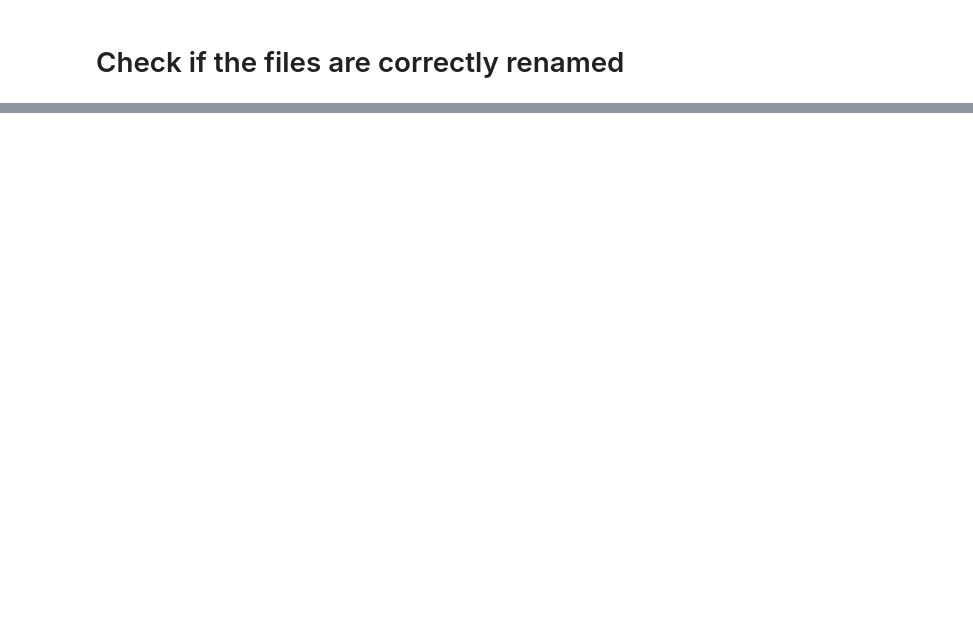
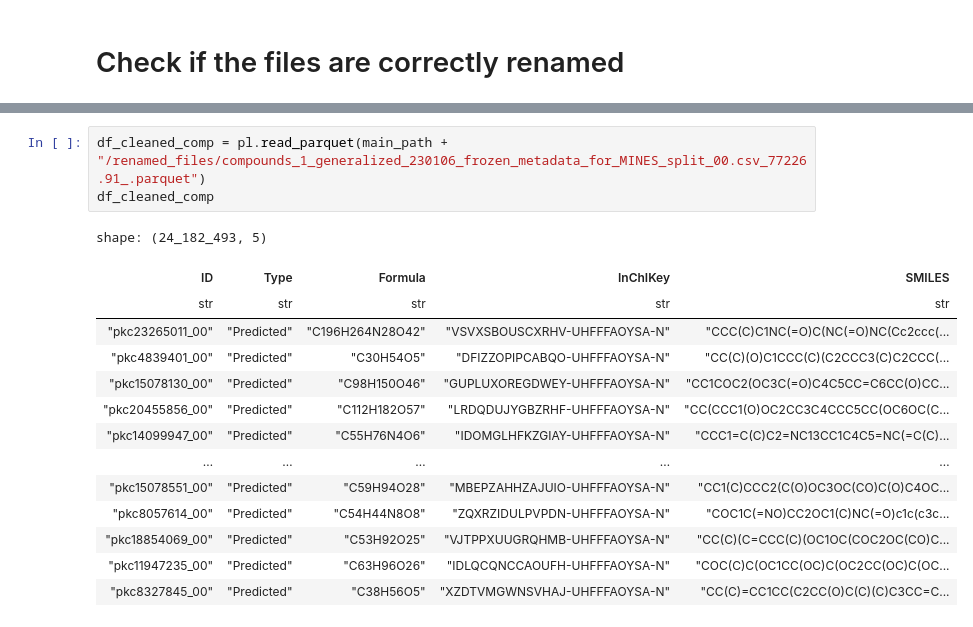
Before and after one commit to commons-research/read-MINE-results, a Jupyter notebook: read_mine_results/db_files/QC.ipynb, the cells around one changed output, grey strips where cells are left out. Drawn from its saved outputs; the diff is of its cells as text; blank space fills up the shorter version.

Commit message:
scripts to clean changed

```diff
--- a/read_mine_results/db_files/QC.ipynb
+++ b/read_mine_results/db_files/QC.ipynb
@@ -42,0 +43,18 @@ shape: (27_478_101, 5)
+# %%
+df_cleaned_comp = pl.read_parquet(main_path + "/renamed_files/compounds_1_generalized_230106_frozen_metadata_for_MINES_split_00.csv_77226.91_.parquet")
+df_cleaned_comp
+# %% [output]
+shape: (24_182_493, 5)
+| ID | Type | Formula | InChIKey | SMILES |
+| str | str | str | str | str |
+| "pkc23265011_00" | "Predicted" | "C196H264N28O42" | "VSVXSBOUSCXRHV-UHFFFAOYSA-N" | "CCC(C)C1NC(=O)C(NC(=O)NC(Cc2ccc(... |
+| "pkc4839401_00" | "Predicted" | "C30H54O5" | "DFIZZOPIPCABQO-UHFFFAOYSA-N" | "CC(C)(O)C1CCC(C)(C2CCC3(C)C2CCC(... |
+| "pkc15078130_00" | "Predicted" | "C98H150O46" | "GUPLUXOREGDWEY-UHFFFAOYSA-N" | "CC1COC2(OC3C(=O)C4C5CC=C6CC(O)CC... |
+| "pkc20455856_00" | "Predicted" | "C112H182O57" | "LRDQDUJYGBZRHF-UHFFFAOYSA-N" | "CC(CCC1(O)OC2CC3C4CCC5CC(OC6OC(C... |
+| "pkc14099947_00" | "Predicted" | "C55H76N4O6" | "IDOMGLHFKZGIAY-UHFFFAOYSA-N" | "CCC1=C(C)C2=NC13CC1C4C5=NC(=C(C)... |
+| … | … | … | … | … |
+| "pkc15078551_00" | "Predicted" | "C59H94O28" | "MBEPZAHHZAJUIO-UHFFFAOYSA-N" | "CC1(C)CCC2(C(O)OC3OC(CO)C(O)C4OC... |
+| "pkc8057614_00" | "Predicted" | "C54H44N8O8" | "ZQXRZIDULPVPDN-UHFFFAOYSA-N" | "COC1C(=NO)CC2OC1(C)NC(=O)c1c(c3c... |
+| "pkc18854069_00" | "Predicted" | "C53H92O25" | "VJTPPXUUGRQHMB-UHFFFAOYSA-N" | "CC(C)(C=CCC(C)(OC1OC(COC2OC(CO)C... |
+| "pkc11947235_00" | "Predicted" | "C63H96O26" | "IDLQCQNCCAOUFH-UHFFFAOYSA-N" | "COC(C)C(OC1CC(OC)C(OC2CC(OC)C(OC... |
+| "pkc8327845_00" | "Predicted" | "C38H56O5" | "XZDTVMGWNSVHAJ-UHFFFAOYSA-N" | "CC(C)=CC1CC(C2CC(O)C(C)(C)C3CC=C... |
```
Also changed, not shown: parts of 7 cells of this notebook, 2 other files.
